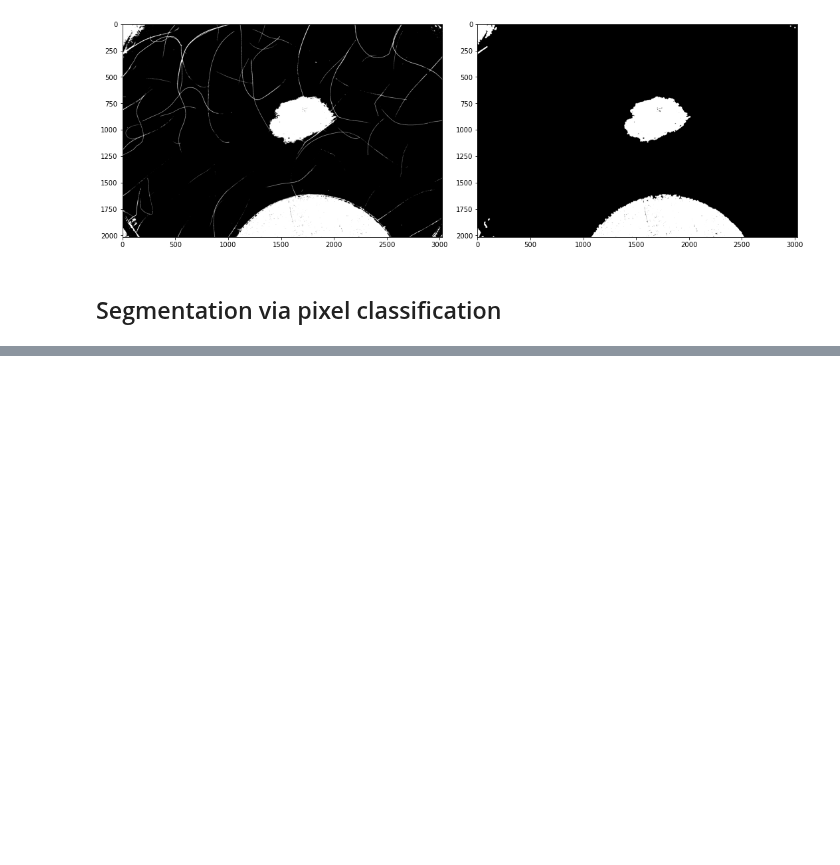
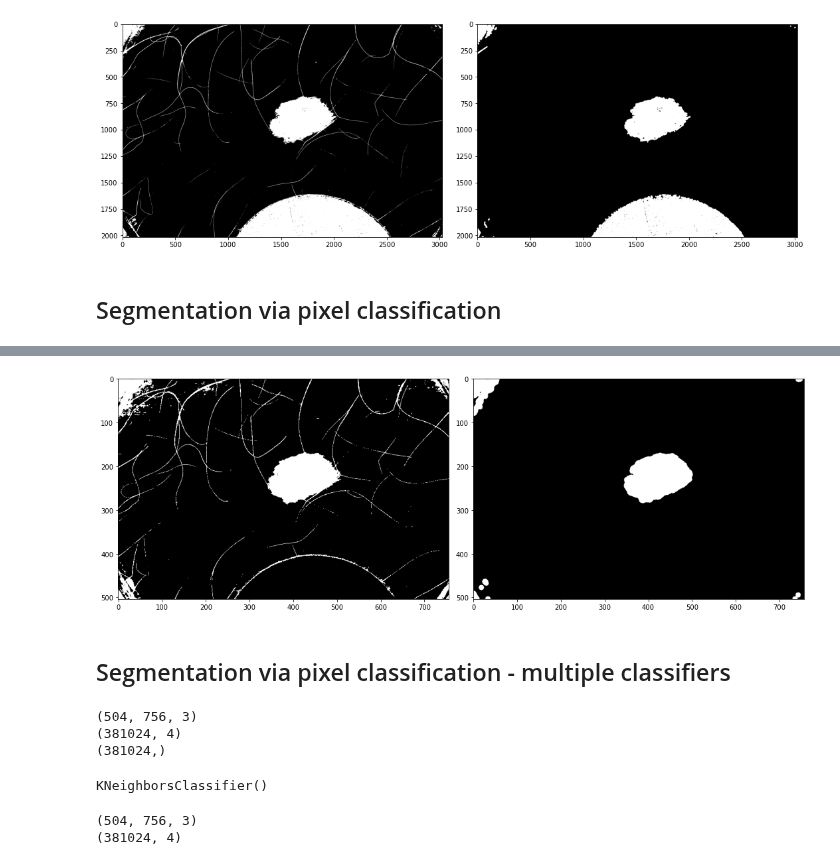
Before and after one commit to julielhagen/First-Year-Project, a Jupyter notebook: segmentation.ipynb, the cells around one changed output, grey strips where cells are left out. Cells and saved outputs as stored; diff of their text form; code cells hidden in the pictures; blank space fills up the shorter version.

```diff
--- a/segmentation.ipynb
+++ b/segmentation.ipynb
@@ -102,0 +107,11 @@ plt.imshow(im1mask, cmap='gray')
+# %%
+im1mask2 = morphology.binary_opening(im1mask, struct_el)
+
+fig, axes = plt.subplots(nrows=1, ncols=2, figsize=(15, 9))
+axes[0].imshow(im1mask, cmap='gray')
+axes[1].imshow(im1mask2, cmap='gray')
+fig.tight_layout()
+# %% [output]
+[figure, added]
+# %% [markdown]
+## Segmentation via pixel classification - multiple classifiers
@@ -102,0 +148,33 @@ plt.imshow(im1mask, cmap='gray')
+# %%
+gt1 = gt1>0 #original values are floats, sklearn wants 0s and 1s
+
+x_train = extract_features(im1)
+y_train = gt1.flatten()
+
+
+print(im1.shape)
+print(x_train.shape)
+print(y_train.shape)
+# %% [output]
+(504, 756, 3)
+(381024, 4)
+(381024,)
+# %%
+# In principle we would want to scale the features first (https://scikit-learn.org/stable/modules/generated/sklearn.preprocessing.StandardScaler.html)
+# More on this next week
+
+classifier = KNeighborsClassifier(n_neighbors=5)
+classifier.fit(x_train, y_train)
+# %% [output]
+KNeighborsClassifier()
+# %%
+print(im2.shape)
+
+x_test = extract_features(im2)
+print(x_test.shape)
+
+#Apply classifier
+y_predict = classifier.predict(x_test)
+# %% [output]
+(504, 756, 3)
+(381024, 4)
```
Also changed, not shown: parts of 25 cells of this notebook, 16 other files.
